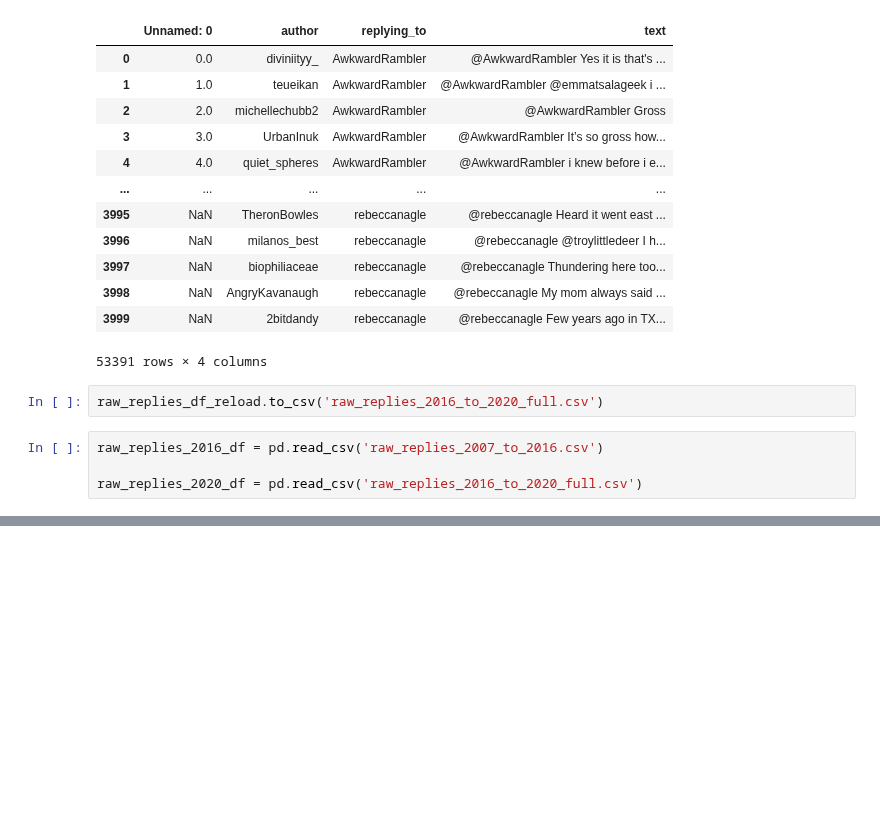
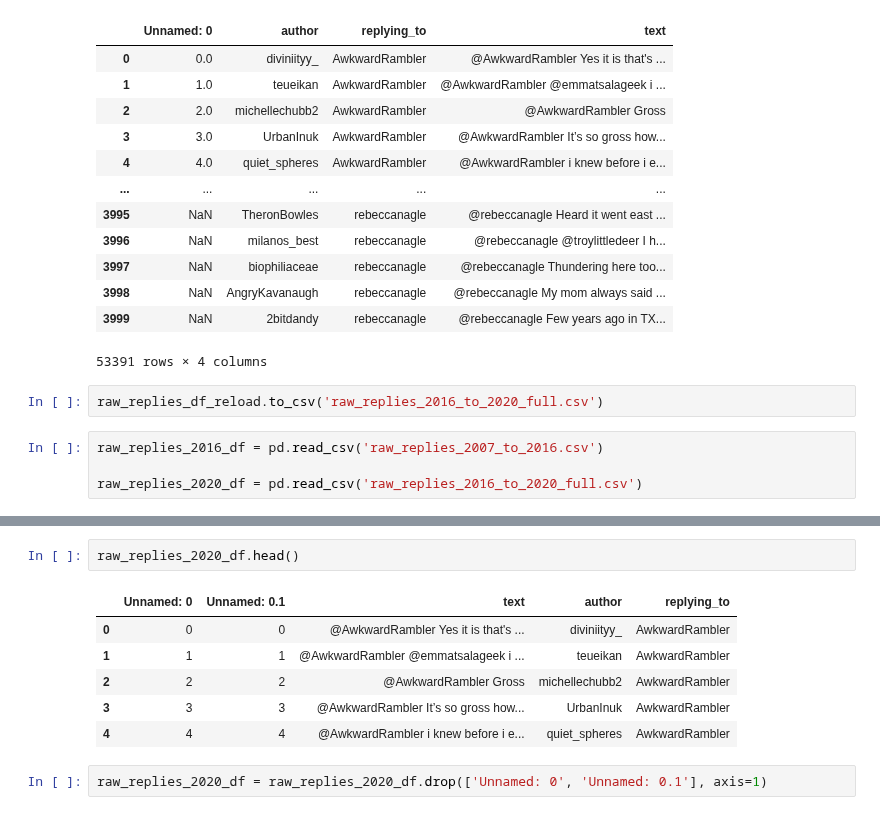
Before and after one commit to IndigenousEngineering/In-Reply, a Jupyter notebook: in_reply_1.ipynb, the cells around one changed output, grey strips where cells are left out. Cells and saved outputs as stored; diff of their text form; blank space fills up the shorter version.

Commit message:
dropped Unnamed columns from both corpora

```diff
--- a/in_reply_1.ipynb
+++ b/in_reply_1.ipynb
@@ -634,0 +655,11 @@ raw_replies_2020_df = pd.read_csv('raw_replies_2016_to_2020_full.csv')
+# %%
+raw_replies_2020_df.head()
+# %% [output]
+|  | Unnamed: 0 | Unnamed: 0.1 | text | author | replying_to |
+| 0 | 0 | 0 | @AwkwardRambler Yes it is that's ... | diviniityy_ | AwkwardRambler |
+| 1 | 1 | 1 | @AwkwardRambler @emmatsalageek i ... | teueikan | AwkwardRambler |
+| 2 | 2 | 2 | @AwkwardRambler Gross | michellechubb2 | AwkwardRambler |
+| 3 | 3 | 3 | @AwkwardRambler It’s so gross how... | UrbanInuk | AwkwardRambler |
+| 4 | 4 | 4 | @AwkwardRambler i knew before i e... | quiet_spheres | AwkwardRambler |
+# %%
+raw_replies_2020_df = raw_replies_2020_df.drop(['Unnamed: 0', 'Unnamed: 0.1'], axis=1)
```
Also changed, not shown: parts of 4 cells of this notebook.
